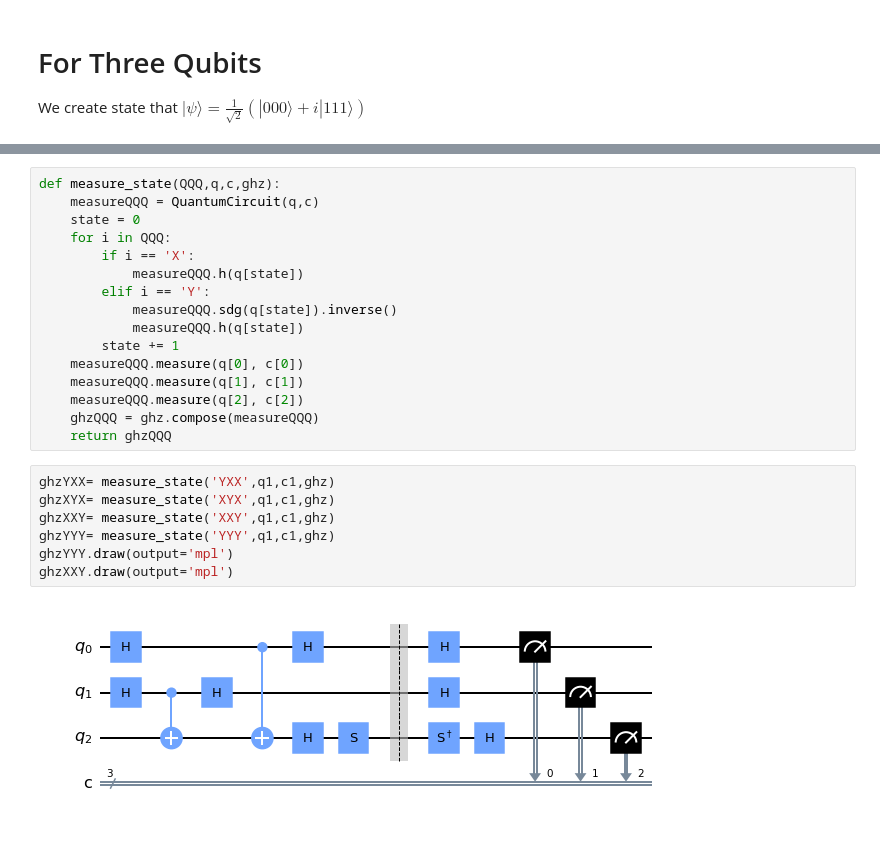
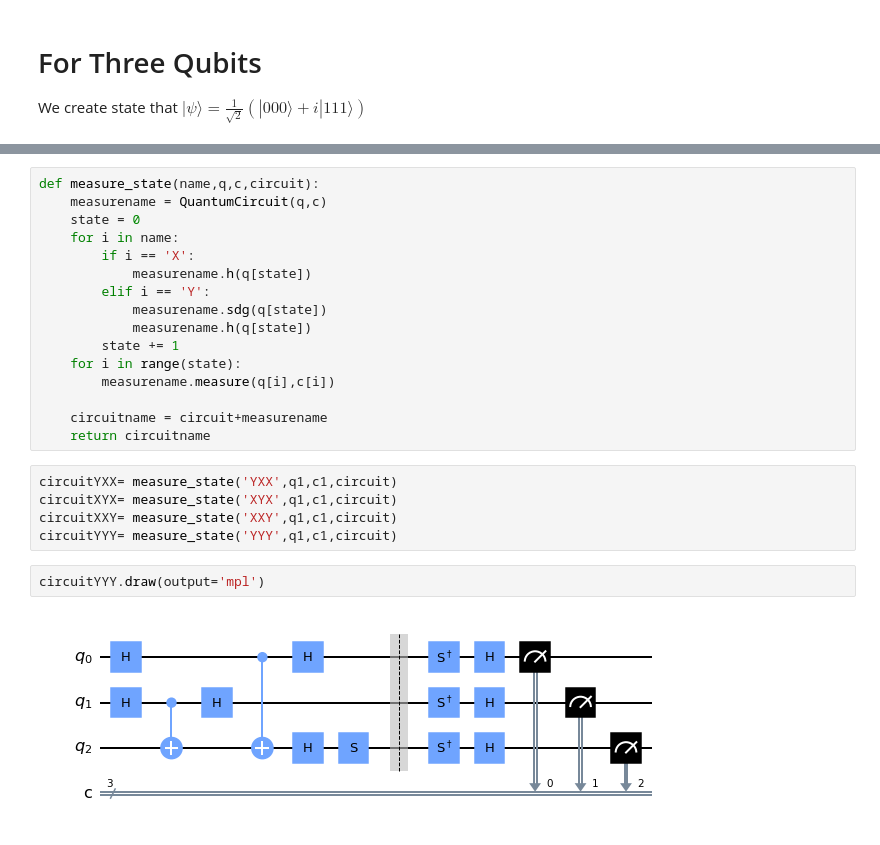
Before and after one commit to yagizgokce/MerminAndArdehaliTest, a Jupyter notebook: mermin.ipynb, the cells around one changed output, grey strips where cells are left out. Cells and saved outputs as stored; diff of their text form.

```diff
--- a/mermin.ipynb
+++ b/mermin.ipynb
@@ -45,25 +67,25 @@ ghz.draw(output='mpl')
 # %%
-def measure_state(QQQ,q,c,ghz):
-    measureQQQ = QuantumCircuit(q,c)
+def measure_state(name,q,c,circuit):
+    measurename = QuantumCircuit(q,c)
     state = 0
-    for i in QQQ:
+    for i in name:
         if i == 'X':
-            measureQQQ.h(q[state])
+            measurename.h(q[state])
         elif i == 'Y':
-            measureQQQ.sdg(q[state]).inverse()
-            measureQQQ.h(q[state])
+            measurename.sdg(q[state])
+            measurename.h(q[state])
         state += 1
-    measureQQQ.measure(q[0], c[0])
-    measureQQQ.measure(q[1], c[1])
-    measureQQQ.measure(q[2], c[2])
-    ghzQQQ = ghz.compose(measureQQQ)
-    return ghzQQQ
+    for i in range(state):
+        measurename.measure(q[i],c[i])
+
+    circuitname = circuit+measurename
+    return circuitname
 # %%
-ghzYXX= measure_state('YXX',q1,c1,ghz)
-ghzXYX= measure_state('XYX',q1,c1,ghz)
-ghzXXY= measure_state('XXY',q1,c1,ghz)
-ghzYYY= measure_state('YYY',q1,c1,ghz)
-ghzYYY.draw(output='mpl')
-ghzXXY.draw(output='mpl')
+circuitYXX= measure_state('YXX',q1,c1,circuit)
+circuitXYX= measure_state('XYX',q1,c1,circuit)
+circuitXXY= measure_state('XXY',q1,c1,circuit)
+circuitYYY= measure_state('YYY',q1,c1,circuit)
-# %% [output]
-[figure, removed]
+# %%
+circuitYYY.draw(output='mpl')
+# %% [output]
+[figure, added]
```
Also changed, not shown: parts of 11 cells of this notebook.
